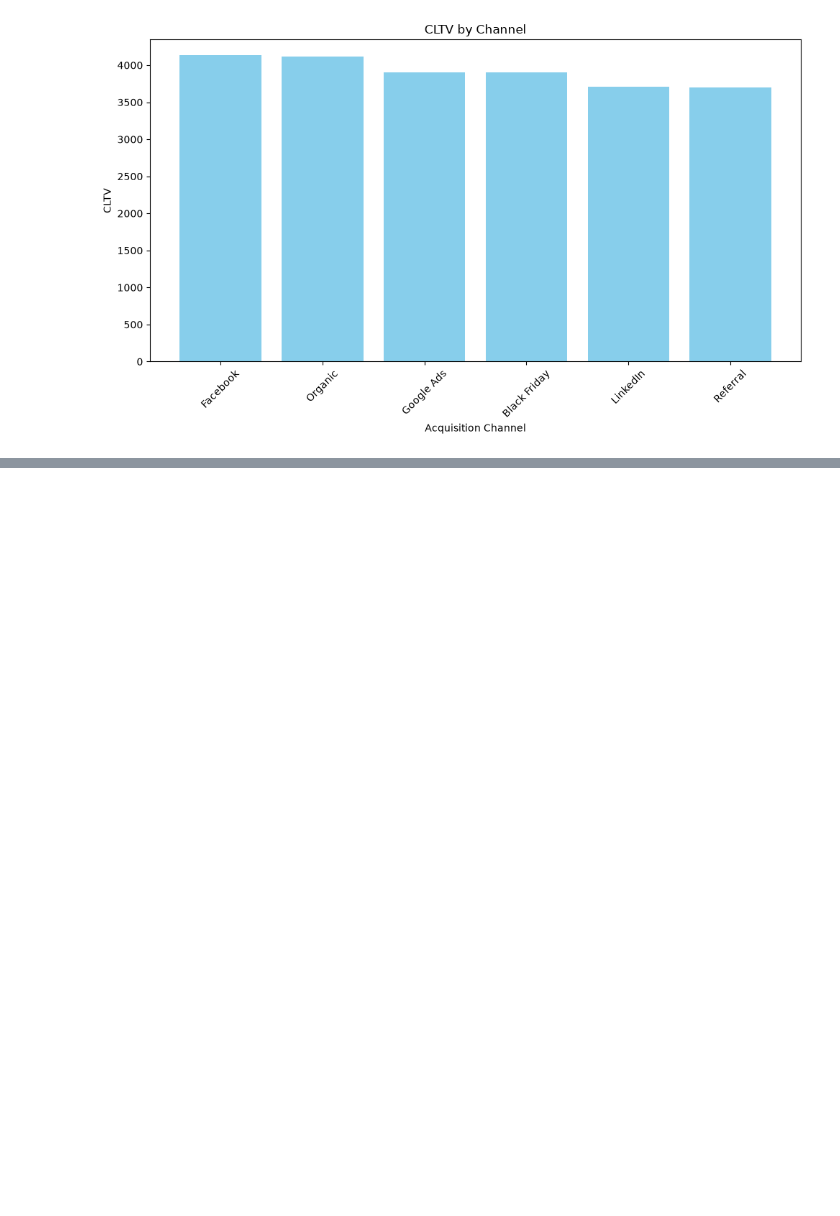
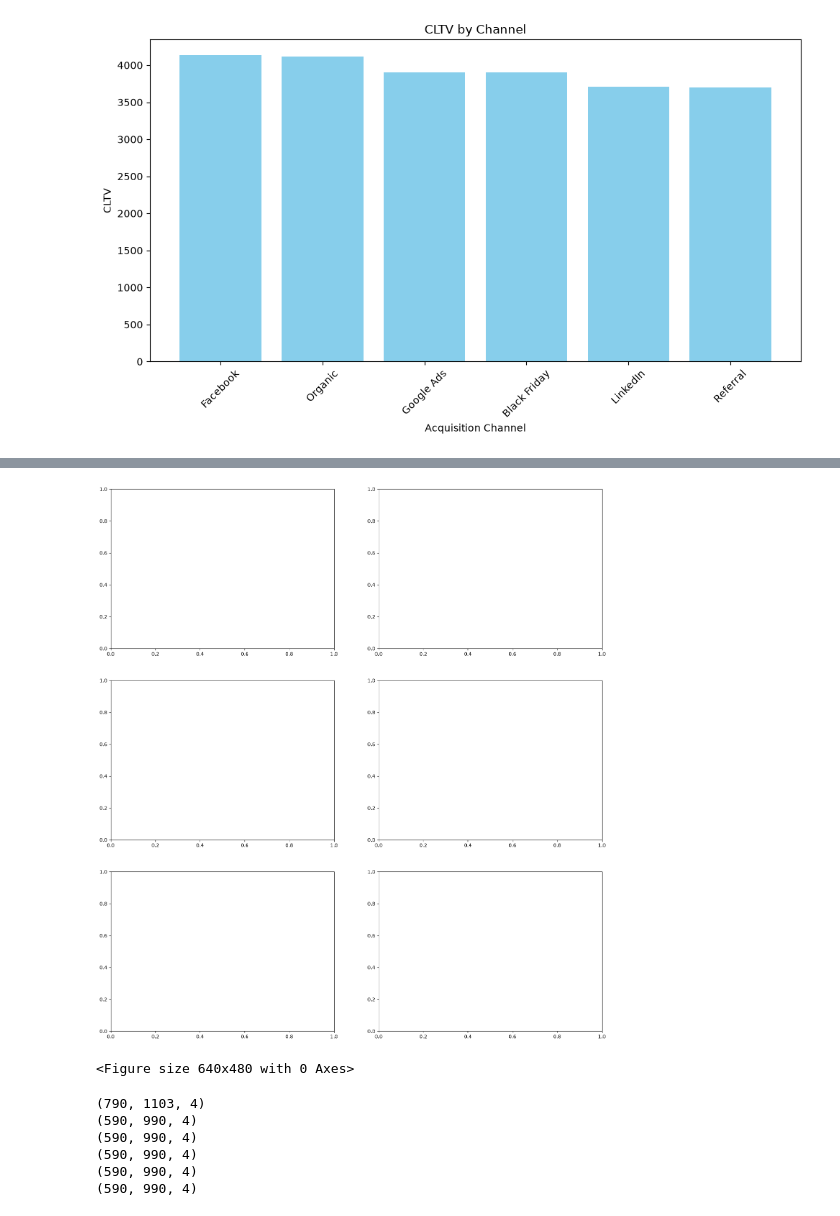
Before and after one commit to syedaswan03/e-commerce_cohort_retention, a Jupyter notebook: Week 4/Week4.ipynb, the cells around one changed output, grey strips where cells are left out. Drawn from its saved outputs; the diff is of its cells as text; code cells hidden in the pictures; blank space fills up the shorter version.

```diff
--- a/Week 4/Week4.ipynb
+++ b/Week 4/Week4.ipynb
@@ -64,0 +104,55 @@ plt.show()
+# %%
+# Create a 3x2 grid of subplots
+fig, axes = plt.subplots(3, 2, figsize=(18, 20))
+# %% [output]
+[figure, added]
+# %%
+axes[0,0].imshow(heatmap)
+axes[0,0].set_title("Cohort Retention Heatmap")
+axes[0,0].axis("off")
+
+axes[0,1].imshow(curve)
+axes[0,1].set_title("Retention Decay Curve")
+axes[0,1].axis("off")
+
+axes[1,0].imshow(channel)
+axes[1,0].set_title("CLTV by Acquisition Channel")
+axes[1,0].axis("off")
+
+axes[1,1].imshow(country)
+axes[1,1].set_title("CLTV by Country")
+axes[1,1].axis("off")
+
+axes[2,0].imshow(aov)
+axes[2,0].set_title("Average Order Value")
+axes[2,0].axis("off")
+
+axes[2,1].imshow(frequency)
+axes[2,1].set_title("Purchase Frequency")
+axes[2,1].axis("off")
+
+fig.suptitle(
+    "SaaS / E-Commerce Cohort Retention & CLTV Dashboard",
+    fontsize=22,
+    fontweight="bold"
+)
+
+plt.tight_layout(rect=[0, 0, 1, 0.97])
+
+plt.show()
+# %% [output]
+<Figure size 640x480 with 0 Axes>
+# %%
+print(heatmap.shape)
+print(curve.shape)
+print(channel.shape)
+print(country.shape)
+print(aov.shape)
+print(frequency.shape)
+# %% [output]
+(790, 1103, 4)
+(590, 990, 4)
+(590, 990, 4)
+(590, 990, 4)
+(590, 990, 4)
+(590, 990, 4)
```
Also changed, not shown: parts of 7 cells of this notebook, 4 other files.
